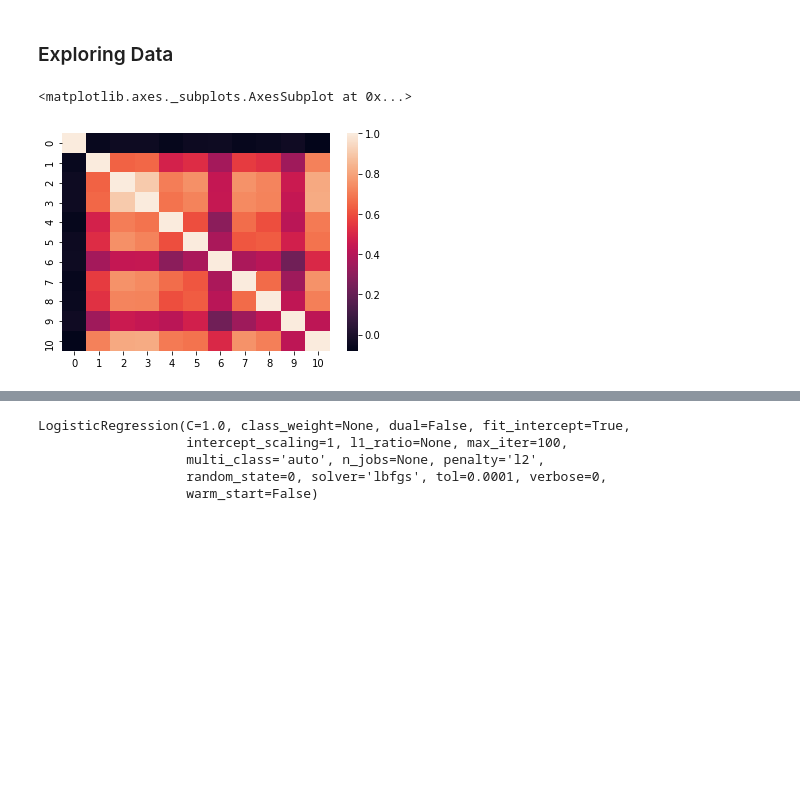
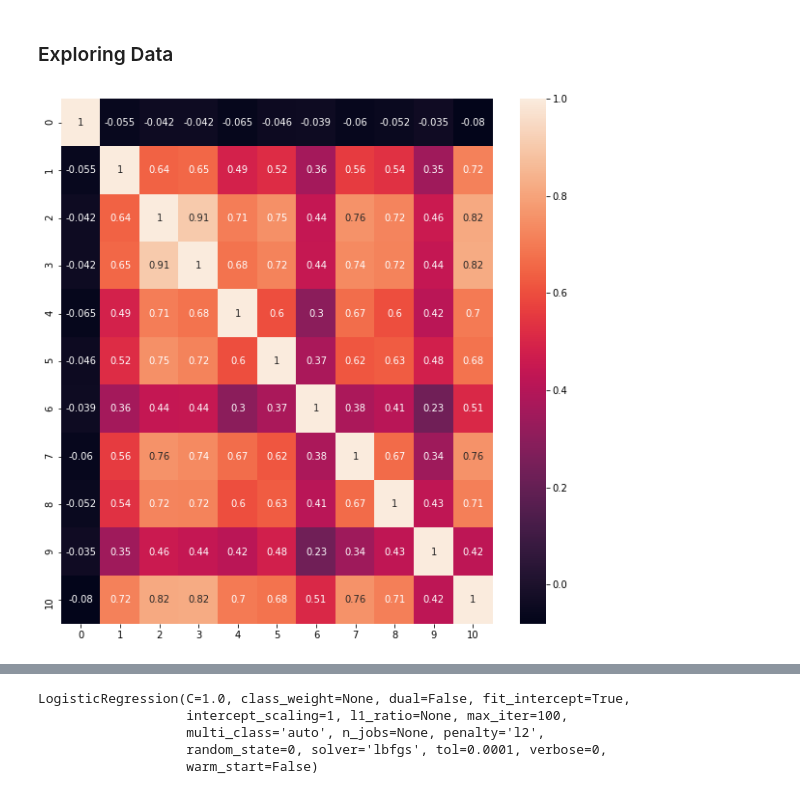
Before and after one commit to ntokozomfene/PREDICT_BREAST_CANCER, a Jupyter notebook: predict_breast_cancer.ipynb, the cells around one changed output, grey strips where cells are left out. Drawn from its saved outputs; the diff is of its cells as text; code cells hidden in the pictures; blank space fills up the shorter version.

```diff
--- a/predict_breast_cancer.ipynb
+++ b/predict_breast_cancer.ipynb
@@ -153,8 +153,9 @@ for col in df_cancer:
         df_cancer[col]=le.fit_transform(df_cancer[col])
 # %% [markdown]
 ### Exploring Data
-# %%
-sns.heatmap(df_cancer.corr())
-# %% [output]
-<matplotlib.axes._subplots.AxesSubplot at 0x...>
-[figure, removed]
+# %%
+fig, ax = plt.subplots(figsize=(10,10))
+sns.heatmap(df_cancer.corr(), annot=True)
+plt.show()
+# %% [output]
+[figure, added]
```
Also changed, not shown: parts of 14 cells of this notebook.
